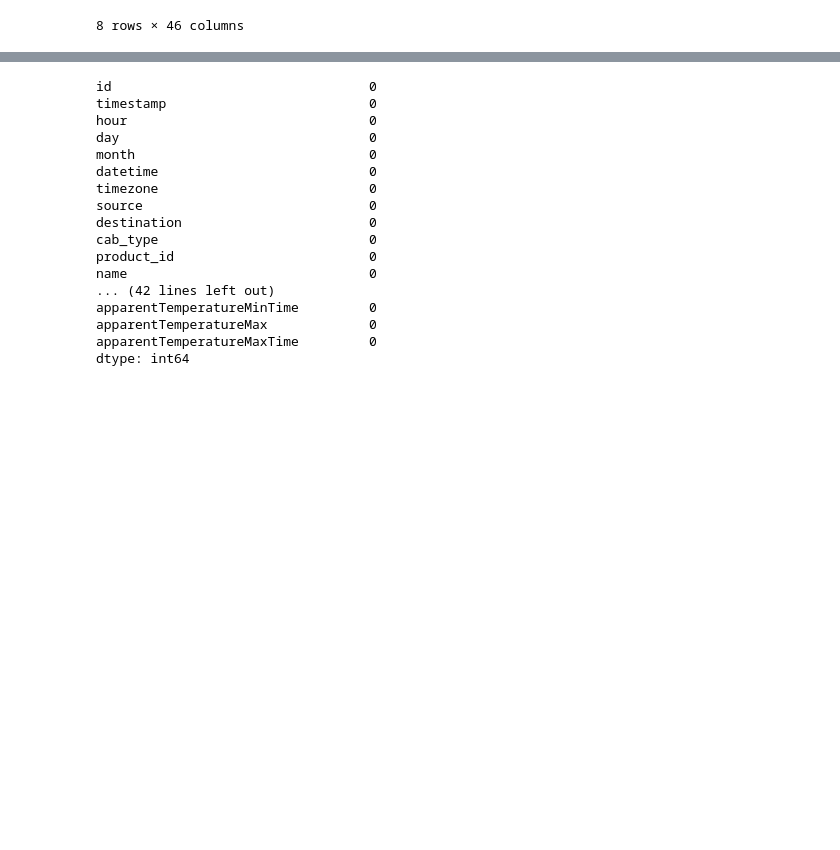
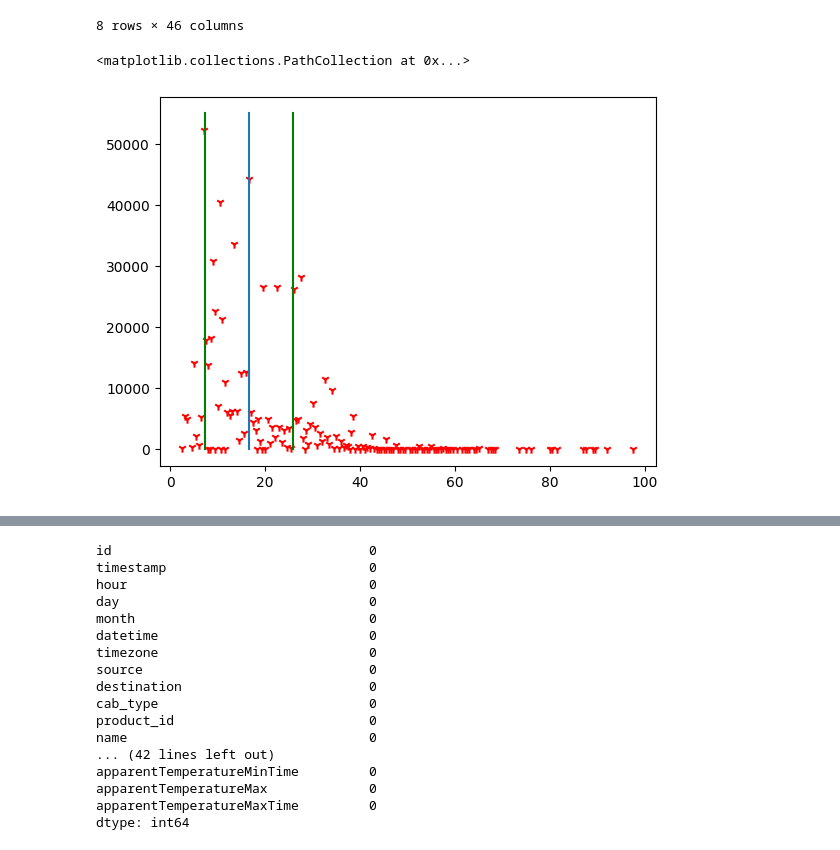
Before and after one commit to itsHarinderjit/Cab-Data-Analysis, a Jupyter notebook: Harinderjit_102017151.ipynb, the cells around one changed output, grey strips where cells are left out. Saved outputs shown, nothing was run; the diff lists cells and outputs as text; code cells hidden in the pictures; blank space fills up the shorter version.

```diff
--- a/Harinderjit_102017151.ipynb
+++ b/Harinderjit_102017151.ipynb
@@ -45,3 +45,17 @@ df.describe()
 | 75% | 1.544828e+09 | 18.000000 | 28.000000 | 12.000000 | 22.500000 | 2.920000 | 1.000000 | 42.364700 | -71.054200 | ... |
 | max | 1.550000e+09 | 23.000000 | 30.000000 | 12.000000 | 97.500000 | 7.860000 | 3.000000 | 42.366100 | -71.033000 | ... |
 8 rows × 46 columns
+# %%
+sd = np.std(df['price'])
+mean = df['price'].mean()
+size = len(df['price'].unique())
+freq = {}
+for data in df['price'].unique() :
+    freq[data] = len(df[df.price == data])
+plt.plot([mean,mean],[0,55000])
+plt.plot([mean-sd,mean-sd],[0,55000],color = "green")
+plt.plot([mean+sd,mean+sd],[0,55000],color = "green")
+plt.scatter(freq.keys(),freq.values(),marker = '1',color = 'red')
+# %% [output]
+<matplotlib.collections.PathCollection at 0x...>
+[figure, added]
```
Also changed, not shown: parts of 7 cells of this notebook.
